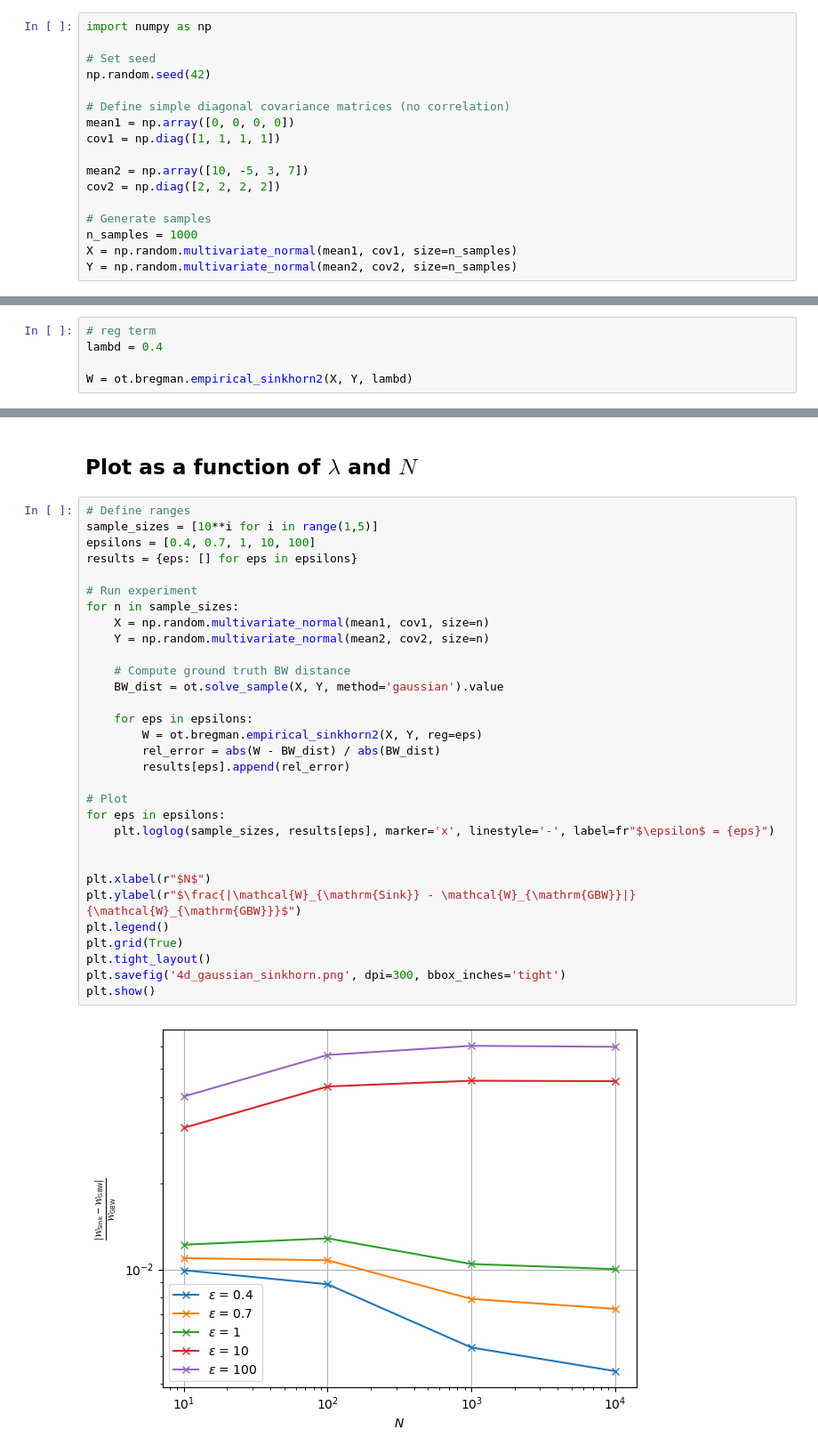
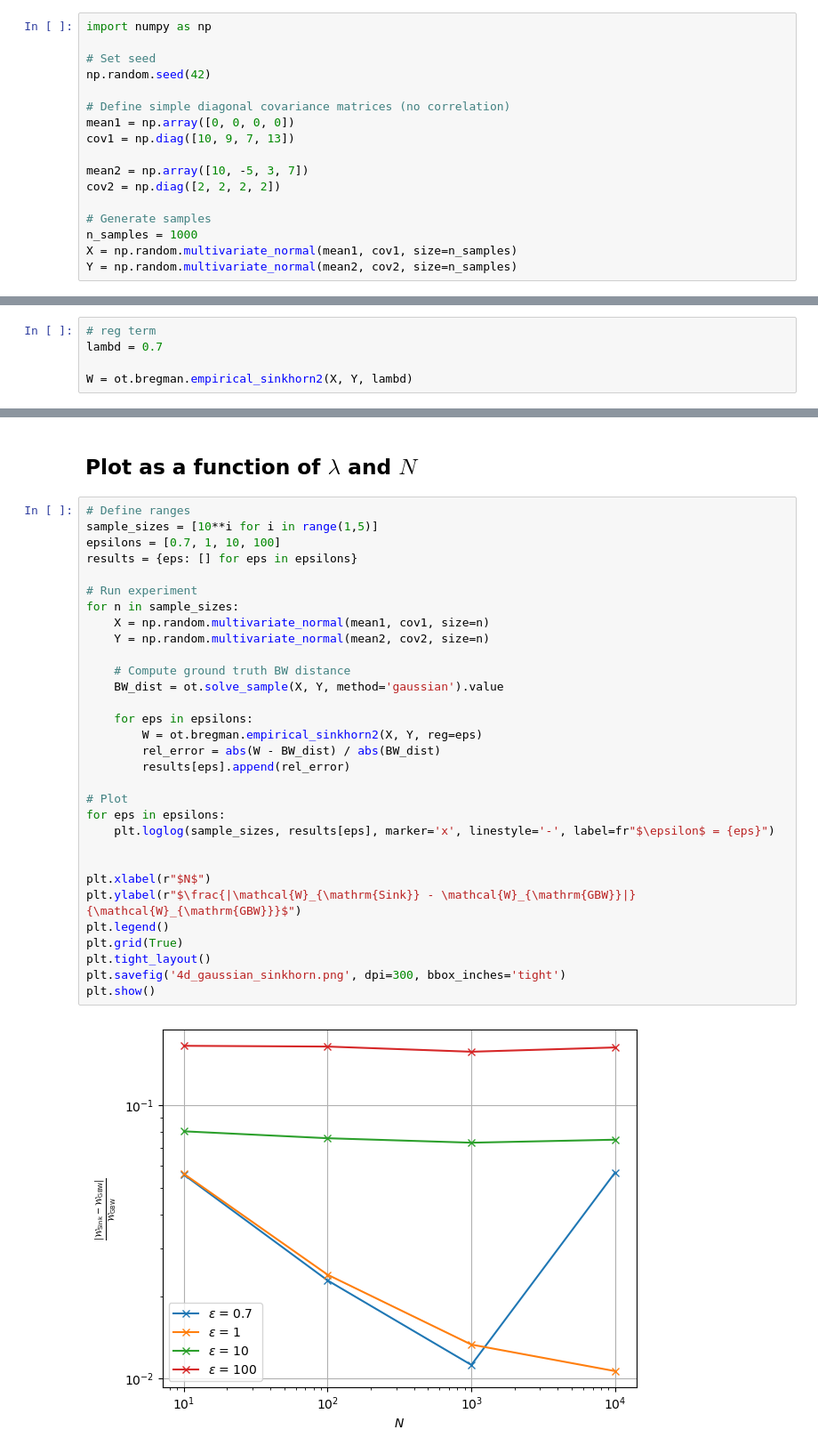
Before and after one commit to klekar11/Langevin_OT, a Jupyter notebook: sinkhorn.ipynb, the cells around one changed output, grey strips where cells are left out. Shown: that part at 89% size. Saved outputs shown, nothing was run; the diff lists cells and outputs as text.

```diff
--- a/sinkhorn.ipynb
+++ b/sinkhorn.ipynb
@@ -15,7 +15,7 @@ np.random.seed(42)
 
 # Define simple diagonal covariance matrices (no correlation)
 mean1 = np.array([0, 0, 0, 0])
-cov1 = np.diag([1, 1, 1, 1])
+cov1 = np.diag([10, 9, 7, 13])
 
 mean2 = np.array([10, -5, 3, 7])
 cov2 = np.diag([2, 2, 2, 2])
@@ -36,6 +36,6 @@ print(BW_dist)
 # %%
 # reg term
-lambd = 0.4
+lambd = 0.7
 
 W = ot.bregman.empirical_sinkhorn2(X, Y, lambd)
 # %%
@@ -49,33 +49,33 @@ print(W)
 # %%
 # Define ranges
 sample_sizes = [10**i for i in range(1,5)]
-epsilons = [0.4, 0.7, 1, 10, 100]
+epsilons = [0.7, 1, 10, 100]
 results = {eps: [] for eps in epsilons}
 
 # Run experiment
 for n in sample_sizes:
     X = np.random.multivariate_normal(mean1, cov1, size=n)
     Y = np.random.multivariate_normal(mean2, cov2, size=n)
 
     # Compute ground truth BW distance
     BW_dist = ot.solve_sample(X, Y, method='gaussian').value
 
     for eps in epsilons:
         W = ot.bregman.empirical_sinkhorn2(X, Y, reg=eps)
         rel_error = abs(W - BW_dist) / abs(BW_dist)
         results[eps].append(rel_error)
 
 # Plot
 for eps in epsilons:
     plt.loglog(sample_sizes, results[eps], marker='x', linestyle='-', label=fr"$\epsilon$ = {eps}")
 
 
 plt.xlabel(r"$N$")
 plt.ylabel(r"$\frac{|\mathcal{W}_{\mathrm{Sink}} - \mathcal{W}_{\mathrm{GBW}}|}{\mathcal{W}_{\mathrm{GBW}}}$")
 plt.legend()
 plt.grid(True)
 plt.tight_layout()
 plt.savefig('4d_gaussian_sinkhorn.png', dpi=300, bbox_inches='tight')
 plt.show()
 # %% [output]
-[figure, old version]
+[figure, new version]
```
Also changed, not shown: parts of 7 cells of this notebook, 8 other files.
